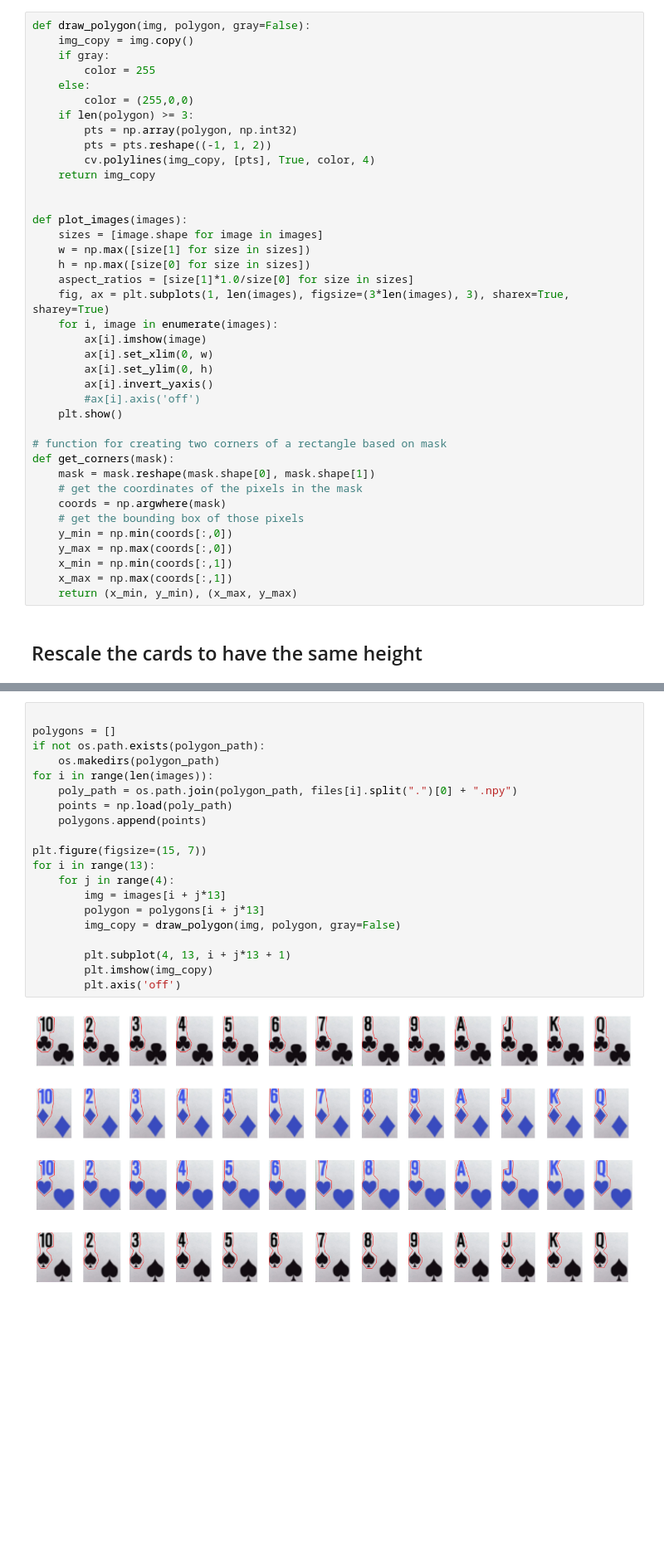
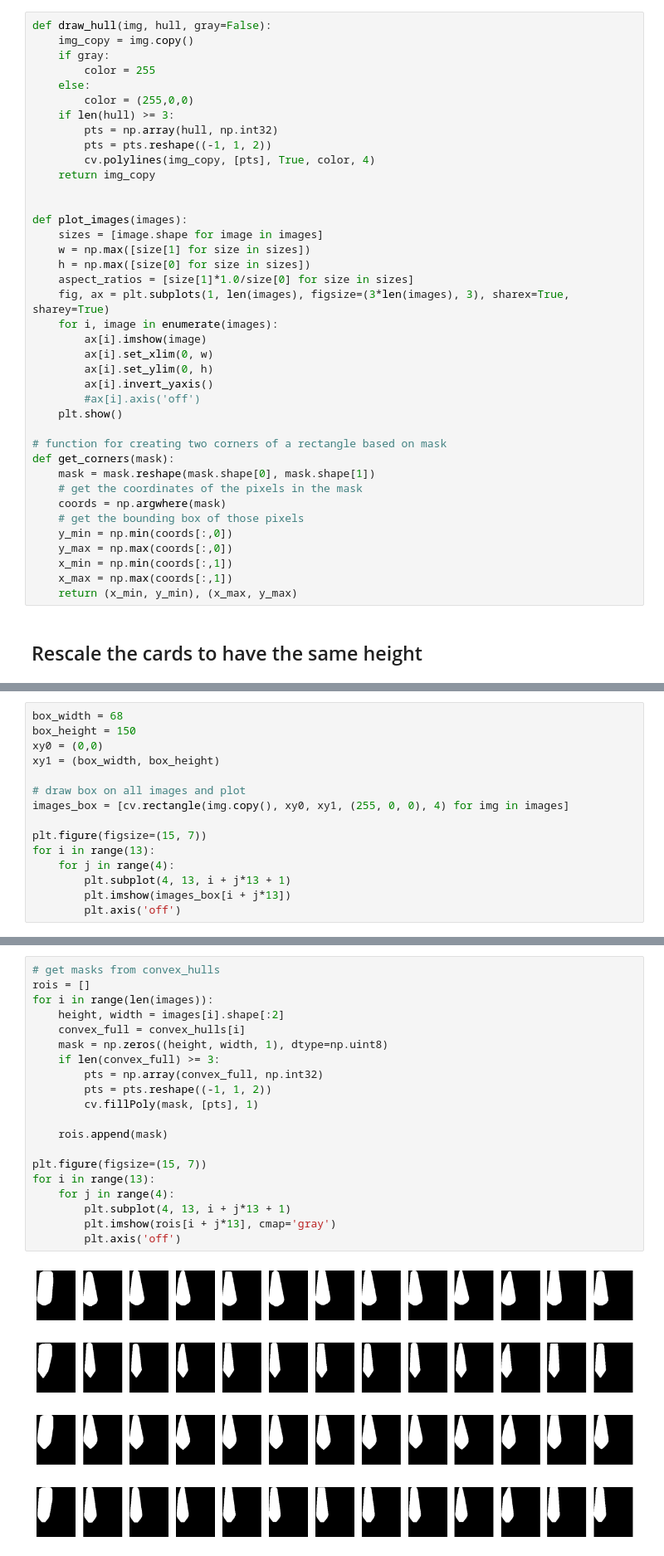
Before and after one commit to masarunakajima/playing_card_detection, a Jupyter notebook: creating_playing_cards_dataset.ipynb, the cells around one changed output, grey strips where cells are left out. Shown at 83% size. Cells and saved outputs as stored; diff of their text form; blank space fills up the shorter version.

```diff
--- a/creating_playing_cards_dataset.ipynb
+++ b/creating_playing_cards_dataset.ipynb
@@ -19,14 +24,14 @@ data_dir = "wsop_data"
 # %% [markdown]
 ## Define utility functions
 # %%
-def draw_polygon(img, polygon, gray=False):
+def draw_hull(img, hull, gray=False):
     img_copy = img.copy()
     if gray:
         color = 255
     else:
         color = (255,0,0)
-    if len(polygon) >= 3:
-        pts = np.array(polygon, np.int32)
+    if len(hull) >= 3:
+        pts = np.array(hull, np.int32)
         pts = pts.reshape((-1, 1, 2))
         cv.polylines(img_copy, [pts], True, color, 4)
     return img_copy
@@ -90,0 +109,15 @@ for i in range(len(images)):
+# %%
+box_width = 68
+box_height = 150
+xy0 = (0,0)
+xy1 = (box_width, box_height)
+
+# draw box on all images and plot
+images_box = [cv.rectangle(img.copy(), xy0, xy1, (255, 0, 0), 4) for img in images]
+
+plt.figure(figsize=(15, 7))
+for i in range(13):
+    for j in range(4):
+        plt.subplot(4, 13, i + j*13 + 1)
+        plt.imshow(images_box[i + j*13])
+        plt.axis('off')
@@ -91,22 +186,22 @@ for i in range(len(images)):
 # %%
+# get masks from convex_hulls
+rois = []
+for i in range(len(images)):
+    height, width = images[i].shape[:2]
+    convex_full = convex_hulls[i]
+    mask = np.zeros((height, width, 1), dtype=np.uint8)
+    if len(convex_full) >= 3:
+        pts = np.array(convex_full, np.int32)
+        pts = pts.reshape((-1, 1, 2))
+        cv.fillPoly(mask, [pts], 1)
 
-polygons = []
-if not os.path.exists(polygon_path):
-    os.makedirs(polygon_path)
-for i in range(len(images)):
-    poly_path = os.path.join(polygon_path, files[i].split(".")[0] + ".npy")
-    points = np.load(poly_path)
-    polygons.append(points)
+    rois.append(mask)
 
 plt.figure(figsize=(15, 7))
 for i in range(13):
     for j in range(4):
-        img = images[i + j*13]
-        polygon = polygons[i + j*13]
-        img_copy = draw_polygon(img, polygon, gray=False)
-
         plt.subplot(4, 13, i + j*13 + 1)
-        plt.imshow(img_copy)
+        plt.imshow(rois[i + j*13], cmap='gray')
         plt.axis('off')
 # %% [output]
-[figure, old version]
+[figure, new version]
```
Also changed, not shown: parts of 17 cells of this notebook, 1 other file.
